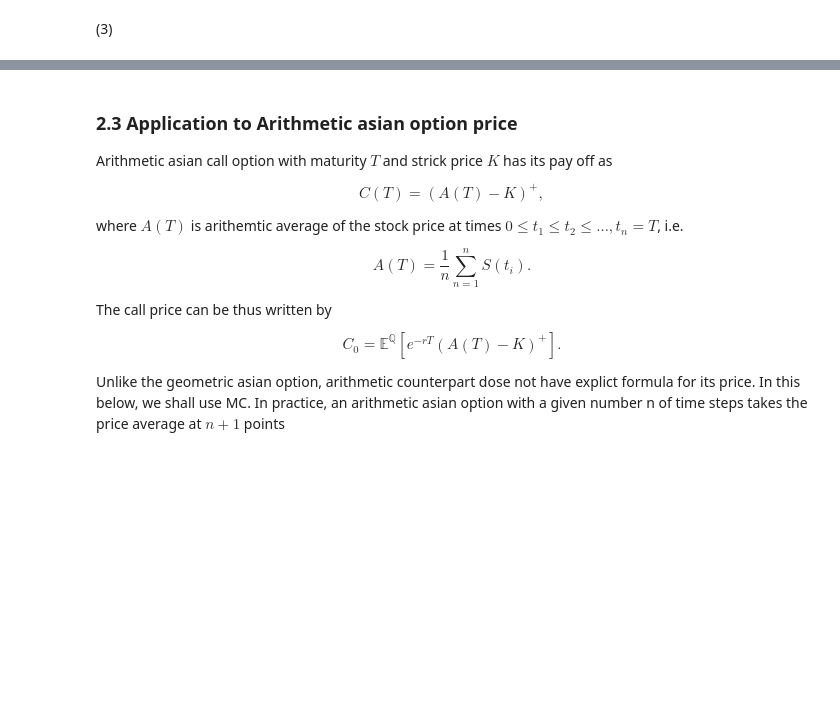
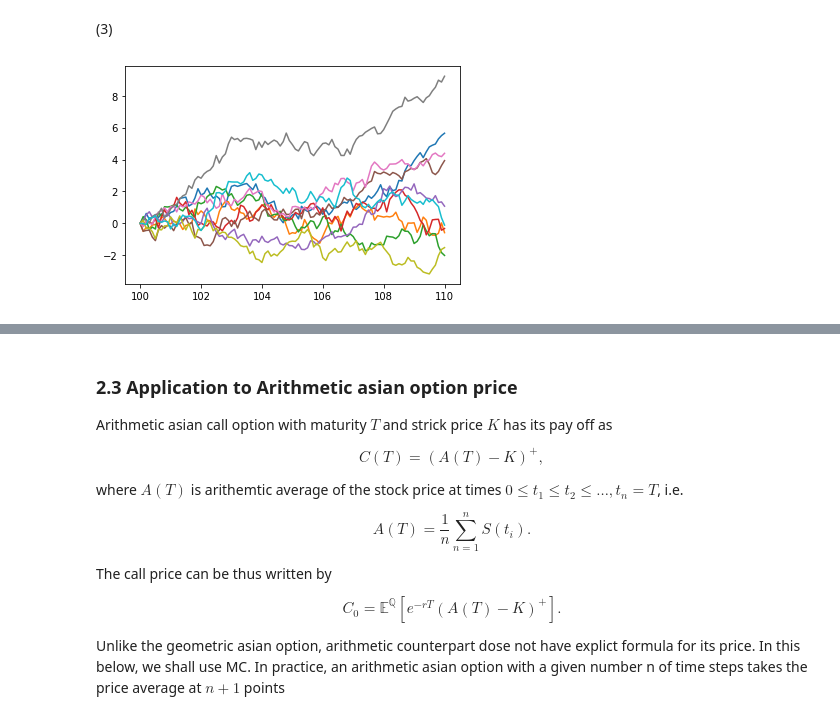
Before and after one commit to cengaiyeung/20MA573, a Jupyter notebook: src/hw06_part1.ipynb, the cells around one changed output, grey strips where cells are left out. Drawn from its saved outputs; the diff is of its cells as text; code cells hidden in the pictures; blank space fills up the shorter version.

```diff
--- a/src/hw06_part1.ipynb
+++ b/src/hw06_part1.ipynb
@@ -49,0 +54,18 @@ So, $\hat{W}$ is exact sampling of Brownian motion.
+# %%
+def exactbm1d(t0,t1,n):
+  W_list = np.zeros(n+1)
+  W_list[0] = np.random.normal(0,np.sqrt(t0))
+  h = (t1-t0)/n
+  for i in range(n):
+    Z = np.random.normal(0,1)
+    W_list[i+1] = W_list[i] + np.sqrt(h) * Z
+  return W_list
+# %%
+N = 100
+p = 10
+t = np.linspace(100,110,N+1)
+for i in range(p):
+  W = exactbm1d(0,10,N)
+  plt.plot(t,W);
+# %% [output]
+[figure, added]
```
Also changed, not shown: parts of 2 cells of this notebook.
